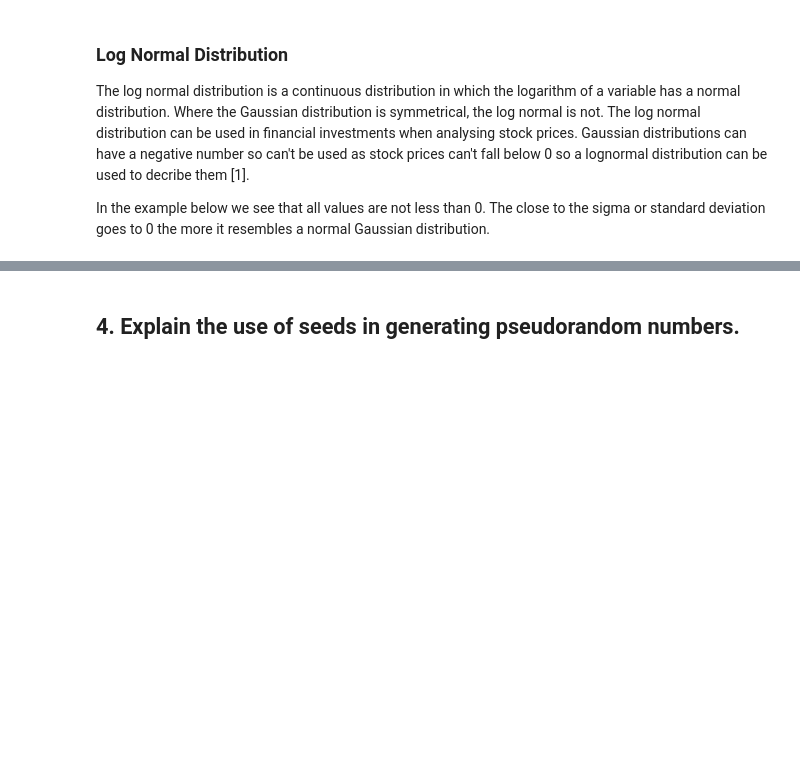
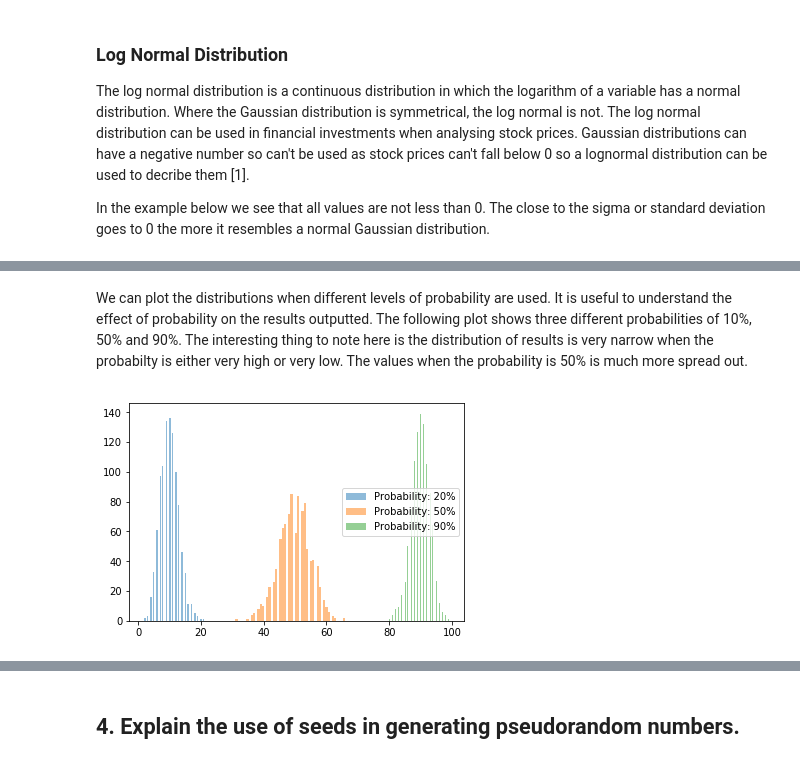
Before and after one commit to MKelly1303/GMIT_52465_Prog_Assignment1, a Jupyter notebook: 52465-Assignment_1_Mark_Kelly.ipynb, the cells around one changed output, grey strips where cells are left out. Drawn from its saved outputs; the diff is of its cells as text; code cells hidden in the pictures; blank space fills up the shorter version.

```diff
--- a/52465-Assignment_1_Mark_Kelly.ipynb
+++ b/52465-Assignment_1_Mark_Kelly.ipynb
@@ -208,0 +237,14 @@ plt.hist(gm, 30)
+# %% [markdown]
+We can plot the distributions when different levels of probability are used. It is useful to understand the effect of probability on the results outputted. The following plot shows three different probabilities of 10%, 50% and 90%.
+The interesting thing to note here is the distribution of results is very narrow when the probabilty is either very high or very low. The values when the probability is 50% is much more spread out.
+# %%
+bn1 = np.random.binomial(100, .1, 1000)
+bn2 = np.random.binomial(100, .5, 1000)
+bn3 = np.random.binomial(100, .9, 1000)
+plt.hist(bn1, 50, alpha=0.5, label='Probability: 20%')
+plt.hist(bn2, 50, alpha=0.5, label='Probability: 50%')
+plt.hist(bn3, 50, alpha=0.5, label='Probability: 90%')
+plt.legend(loc='right')
+plt.show()
+# %% [output]
+[figure, added]
```
Also changed, not shown: parts of 27 cells of this notebook.
